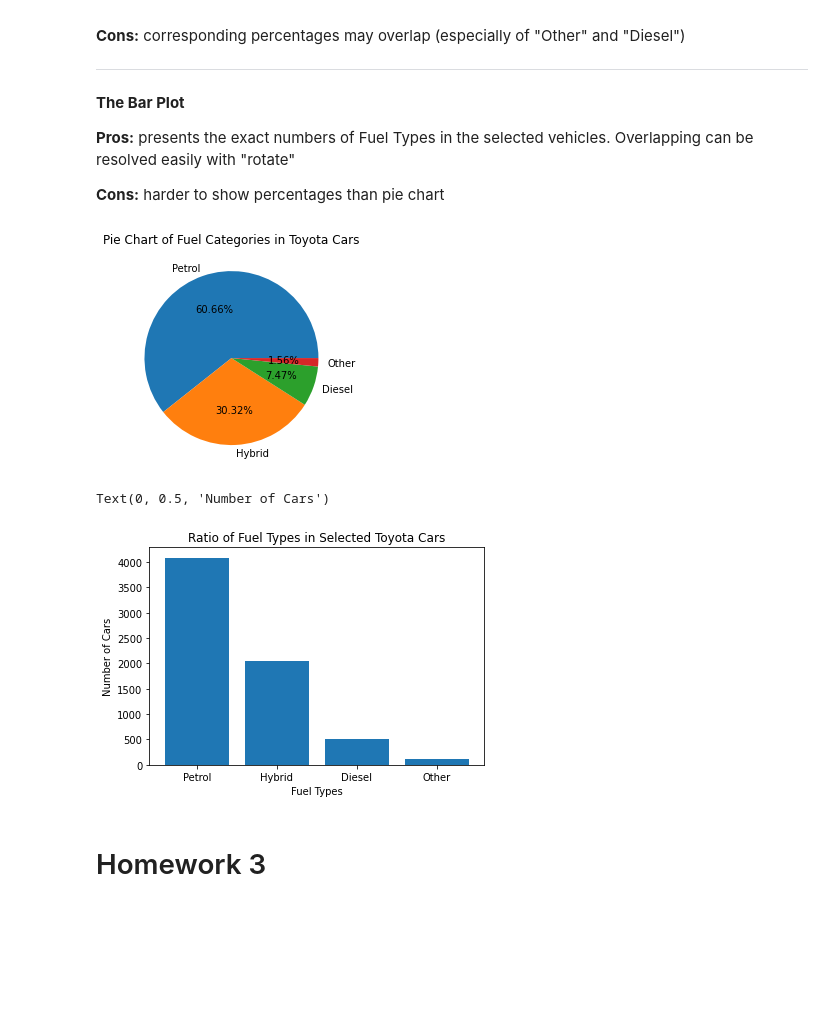
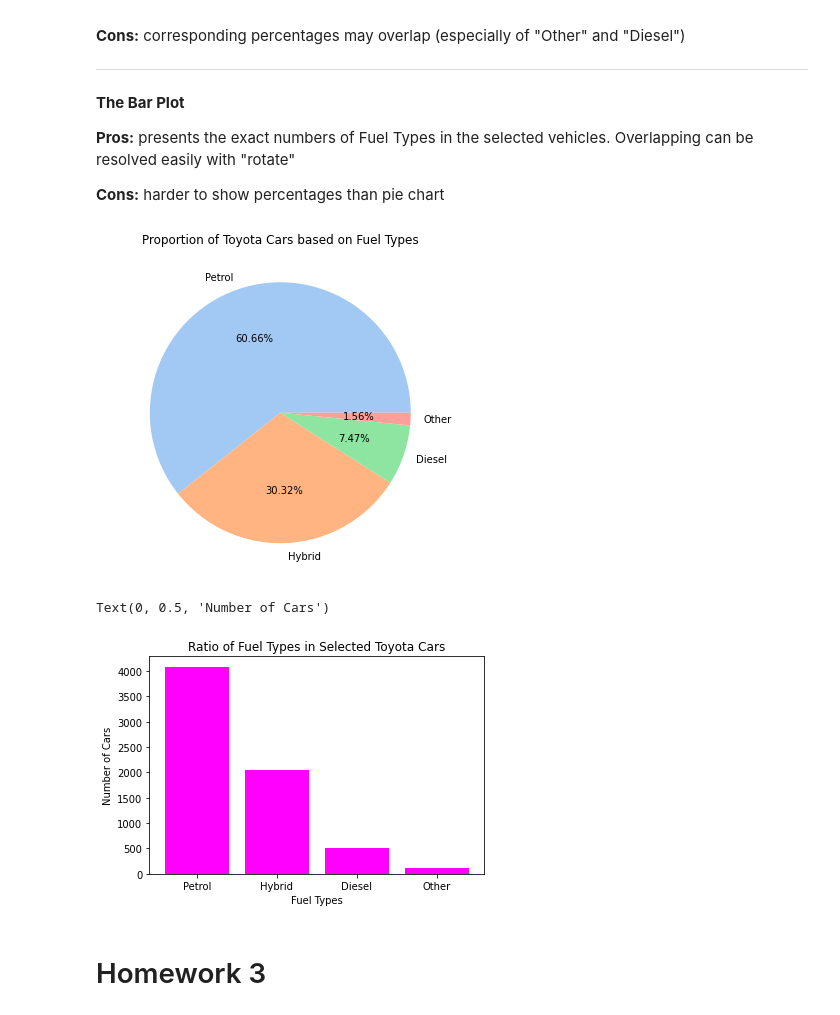
Before and after one commit to SamaSamrin/Toyota-Cars-EDA, a Jupyter notebook: TOYOTA_car_analysis.ipynb, the cells around one changed output. Cells and saved outputs as stored; diff of their text form; code cells hidden in the pictures; blank space fills up the shorter version.

Commit message:
Modified histogram and removed ecdf

```diff
--- a/TOYOTA_car_analysis.ipynb
+++ b/TOYOTA_car_analysis.ipynb
@@ -70,12 +70,13 @@ Name: fuelType, dtype: int64
 
 **Cons:** harder to show  percentages than pie chart
 # %%
-plt.title("Pie Chart of Fuel Categories in Toyota Cars")
-df['fuelType'].value_counts().plot(kind='pie', autopct="%1.2f%%")
+plt.figure(figsize=(6,6))
+plt.title("Proportion of Toyota Cars based on Fuel Types")
+df['fuelType'].value_counts().plot(kind='pie', autopct="%1.2f%%", colors=sns.color_palette('pastel'))
 plt.ylabel(" ")
 plt.show(" ")
 # %% [output]
-[figure, old version]
+[figure, new version]
 # %%
 df_fuelType = pd.DataFrame(df['fuelType'].value_counts())
 
@@ -85,13 +86,13 @@ df_fuelType_final = df_fuelType_newindex.rename(columns={"index":"fuelType", "fu
 
 #display(df_fuelType_final)
 plt.title("Ratio of Fuel Types in Selected Toyota Cars")
-plt.bar(df_fuelType_final["fuelType"], df_fuelType_final["Number of Cars"])
+plt.bar(df_fuelType_final["fuelType"], df_fuelType_final["Number of Cars"], color='magenta')
 plt.xlabel("Fuel Types")
 plt.ylabel("Number of Cars")
-#plt.show("") - displaying the graph twice
+#plt.show('') - displaying the graph twice
 # %% [output]
 Text(0, 0.5, 'Number of Cars')
-[figure, old version]
+[figure, new version]
 # %% [markdown]
 # Homework 3
 # %% [markdown]
```
Also changed, not shown: parts of 7 cells of this notebook.
